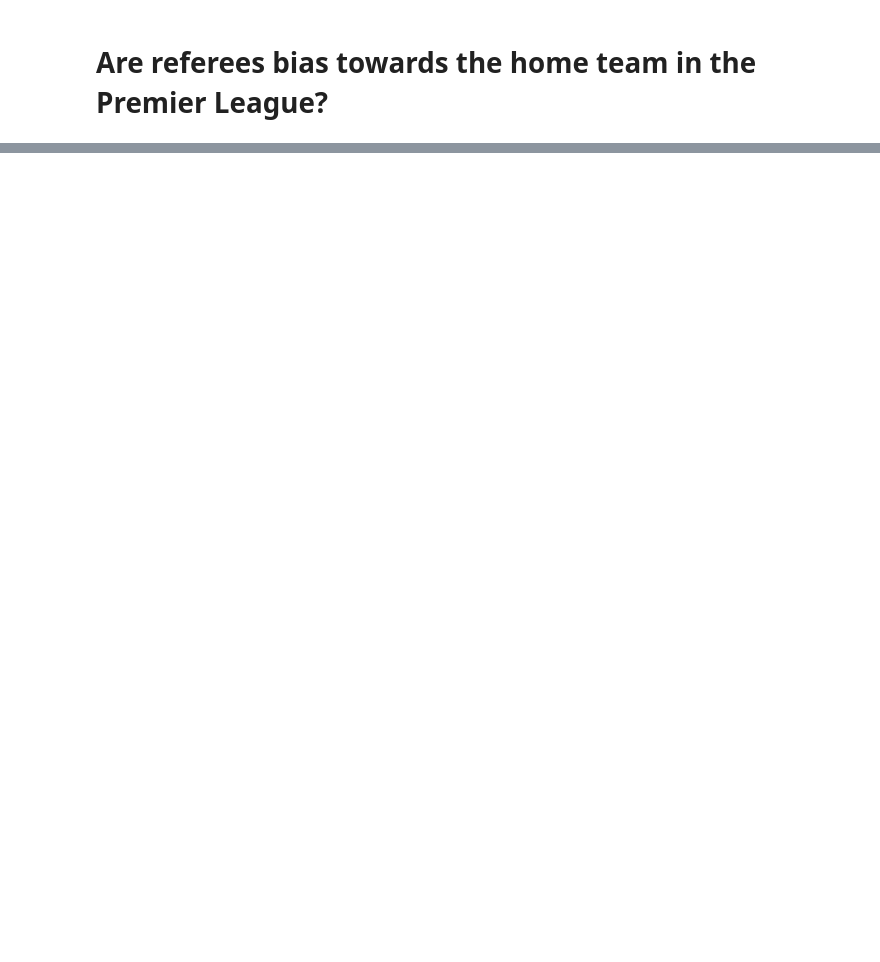
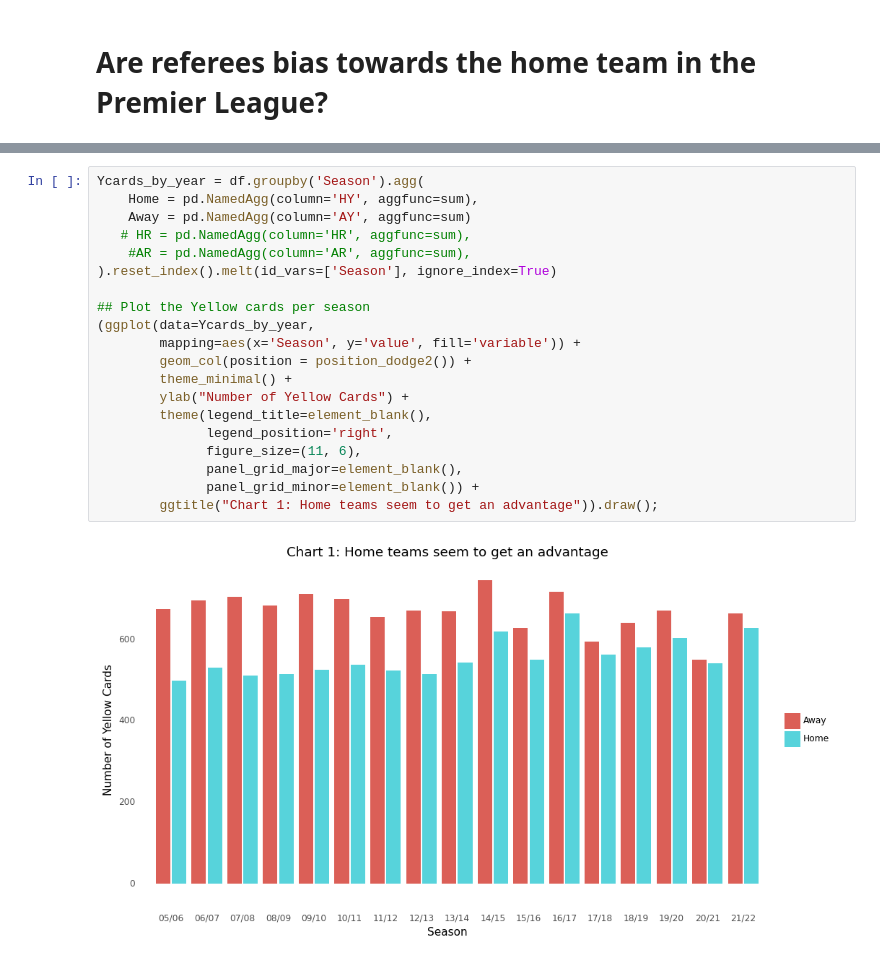
Before and after one commit to viswambaran/ASMM, a Jupyter notebook: Summative2/ASMMReport.ipynb, the cells around one changed output, grey strips where cells are left out. Drawn from its saved outputs; the diff is of its cells as text; blank space fills up the shorter version.

```diff
--- a/Summative2/ASMMReport.ipynb
+++ b/Summative2/ASMMReport.ipynb
@@ -123,0 +276,22 @@ This bias however is not just limited to football it can be observed in all spor
+# %%
+Ycards_by_year = df.groupby('Season').agg(
+    Home = pd.NamedAgg(column='HY', aggfunc=sum),
+    Away = pd.NamedAgg(column='AY', aggfunc=sum)
+   # HR = pd.NamedAgg(column='HR', aggfunc=sum),
+    #AR = pd.NamedAgg(column='AR', aggfunc=sum),
+).reset_index().melt(id_vars=['Season'], ignore_index=True)
+
+## Plot the Yellow cards per season
+(ggplot(data=Ycards_by_year,
+        mapping=aes(x='Season', y='value', fill='variable')) +
+        geom_col(position = position_dodge2()) +
+        theme_minimal() +
+        ylab("Number of Yellow Cards") +
+        theme(legend_title=element_blank(),
+              legend_position='right',
+              figure_size=(11, 6),
+              panel_grid_major=element_blank(),
+              panel_grid_minor=element_blank()) +
+        ggtitle("Chart 1: Home teams seem to get an advantage")).draw();
+# %% [output]
+[figure, added]
```
Also changed, not shown: parts of 13 cells of this notebook.
